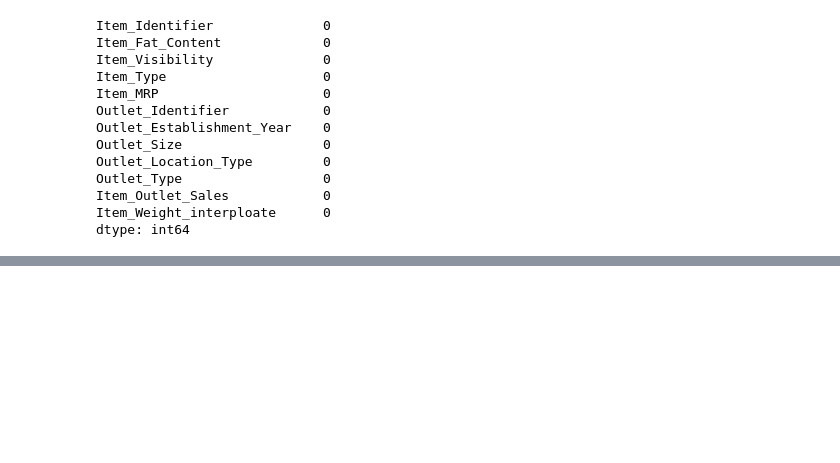
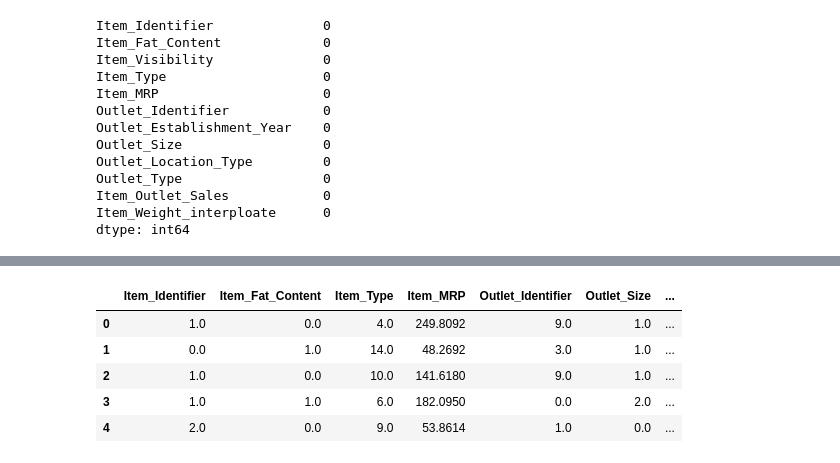
Before and after one commit to hmtalha786/Movie-Recommendation-System, a Jupyter notebook: Project_1_Big_Mart_Sales_Prediction/Code.ipynb, the cells around one changed output, grey strips where cells are left out. Drawn from its saved outputs; the diff is of its cells as text; code cells hidden in the pictures; blank space fills up the shorter version.

```diff
--- a/Project_1_Big_Mart_Sales_Prediction/Code.ipynb
+++ b/Project_1_Big_Mart_Sales_Prediction/Code.ipynb
@@ -304,0 +528,11 @@ Finally all the missing values has been eliminated.
+# %%
+from sklearn.preprocessing import OrdinalEncoder
+
+data_encoded = data.copy()
+
+cat_cols = data.select_dtypes(include=['object']).columns
+
+for col in cat_cols:
+    oe = OrdinalEncoder()
+    data_encoded[col]=oe.fit_transform(data_encoded[[col]])
+    print(oe.categories_)
@@ -304,0 +552,9 @@ Finally all the missing values has been eliminated.
+# %%
+data_encoded.head()
+# %% [output]
+|  | Item_Identifier | Item_Fat_Content | Item_Type | Item_MRP | Outlet_Identifier | Outlet_Size | ... |
+| 0 | 1.0 | 0.0 | 4.0 | 249.8092 | 9.0 | 1.0 | ... |
+| 1 | 0.0 | 1.0 | 14.0 | 48.2692 | 3.0 | 1.0 | ... |
+| 2 | 1.0 | 0.0 | 10.0 | 141.6180 | 9.0 | 1.0 | ... |
+| 3 | 1.0 | 1.0 | 6.0 | 182.0950 | 0.0 | 2.0 | ... |
+| 4 | 2.0 | 0.0 | 9.0 | 53.8614 | 1.0 | 0.0 | ... |
```
Also changed, not shown: parts of 68 cells of this notebook.
